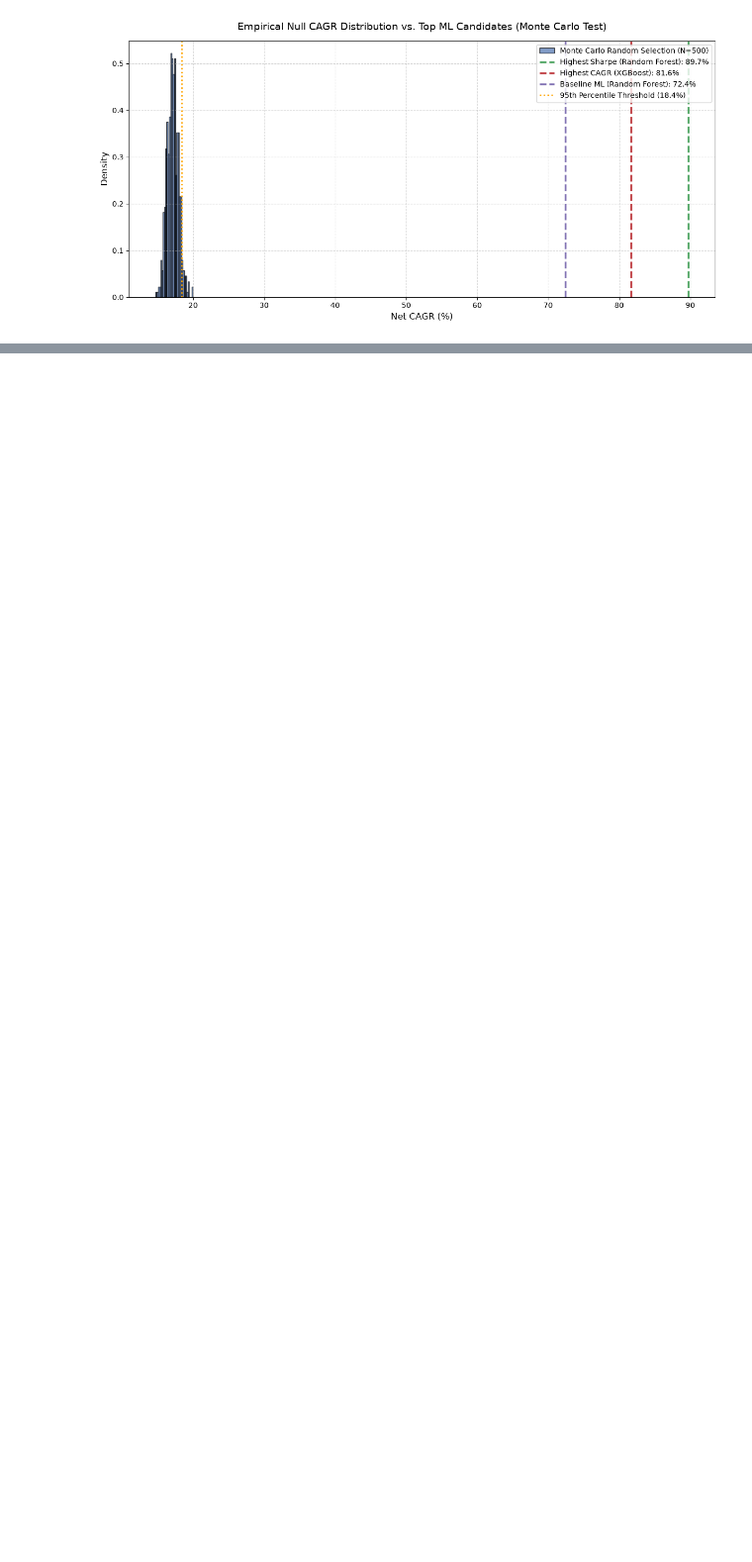
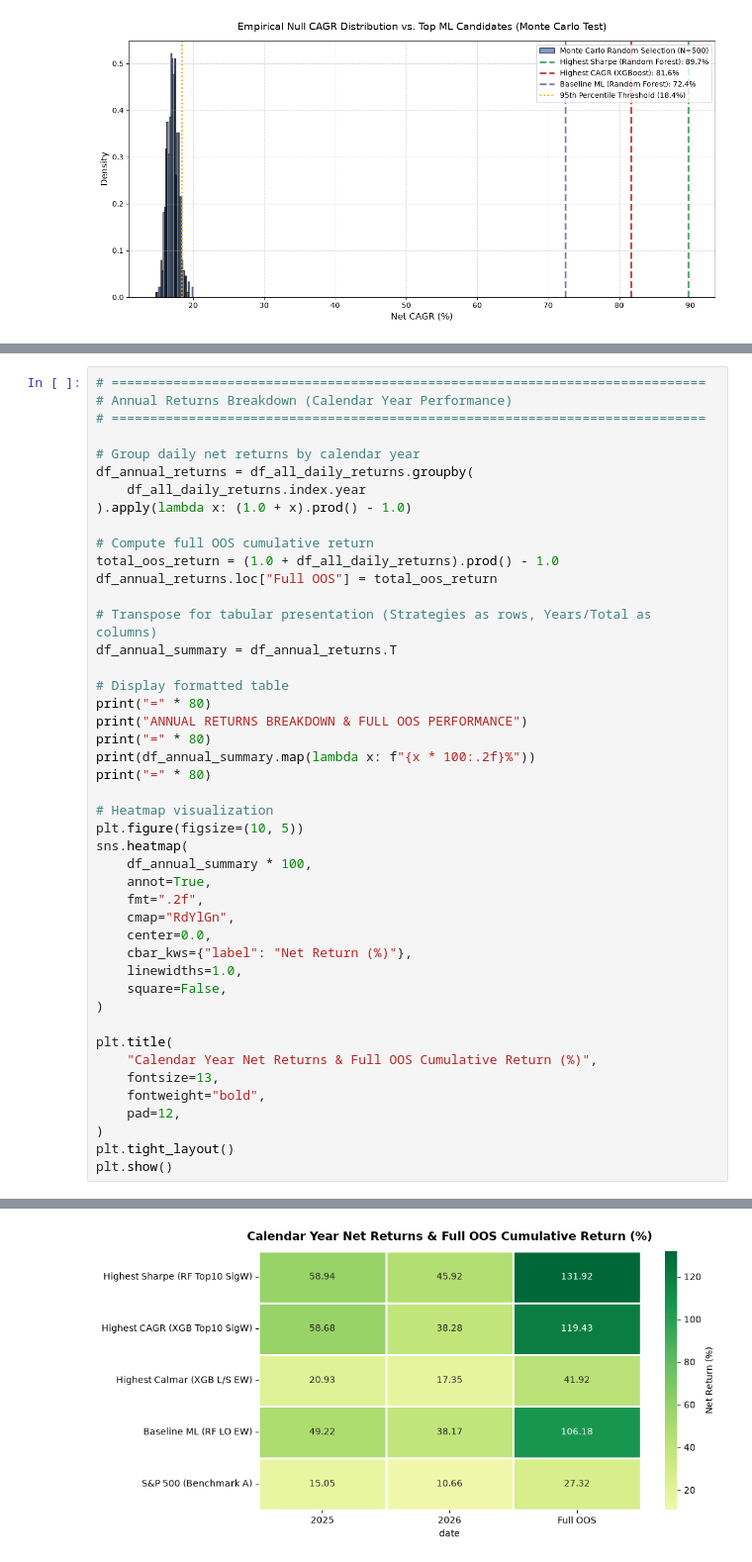
Before and after one commit to PalaciosDaniel/quant-portfolio-project, a Jupyter notebook: notebooks/09_portfolio_performance.ipynb, the cells around one changed output, grey strips where cells are left out. Shown at 99% size. Saved outputs shown, nothing was run; the diff lists cells and outputs as text; blank space fills up the shorter version.

```diff
--- a/notebooks/09_portfolio_performance.ipynb
+++ b/notebooks/09_portfolio_performance.ipynb
@@ -3576,0 +3828,46 @@ Finalmente, se desagrega el rendimiento neto de las carteras candidatas y de los
+# %%
+# =============================================================================
+# Annual Returns Breakdown (Calendar Year Performance)
+# =============================================================================
+
+# Group daily net returns by calendar year
+df_annual_returns = df_all_daily_returns.groupby(
+    df_all_daily_returns.index.year
+).apply(lambda x: (1.0 + x).prod() - 1.0)
+
+# Compute full OOS cumulative return
+total_oos_return = (1.0 + df_all_daily_returns).prod() - 1.0
+df_annual_returns.loc["Full OOS"] = total_oos_return
+
+# Transpose for tabular presentation (Strategies as rows, Years/Total as columns)
+df_annual_summary = df_annual_returns.T
+
+# Display formatted table
+print("=" * 80)
+print("ANNUAL RETURNS BREAKDOWN & FULL OOS PERFORMANCE")
+print("=" * 80)
+print(df_annual_summary.map(lambda x: f"{x * 100:.2f}%"))
+print("=" * 80)
+
+# Heatmap visualization
+plt.figure(figsize=(10, 5))
+sns.heatmap(
+    df_annual_summary * 100,
+    annot=True,
+    fmt=".2f",
+    cmap="RdYlGn",
+    center=0.0,
+    cbar_kws={"label": "Net Return (%)"},
+    linewidths=1.0,
+    square=False,
+)
+
+plt.title(
+    "Calendar Year Net Returns & Full OOS Cumulative Return (%)",
+    fontsize=13,
+    fontweight="bold",
+    pad=12,
+)
+plt.tight_layout()
+plt.show()
+# %% [output]
@@ -3576,0 +3884 @@ Finalmente, se desagrega el rendimiento neto de las carteras candidatas y de los
+[figure, added]
```
Also changed, not shown: parts of 90 cells of this notebook, 4 other files.
